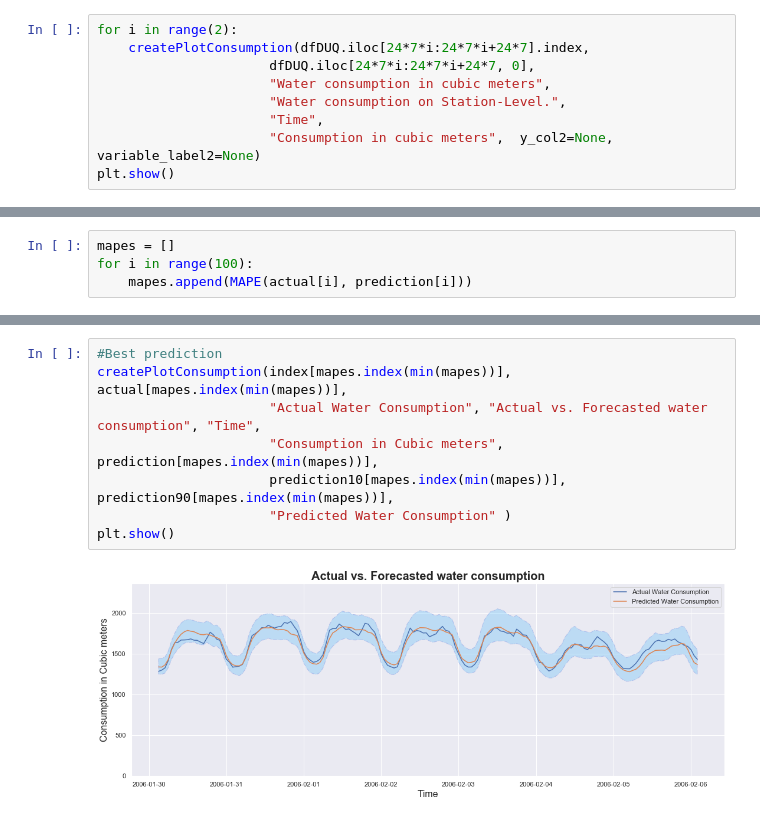
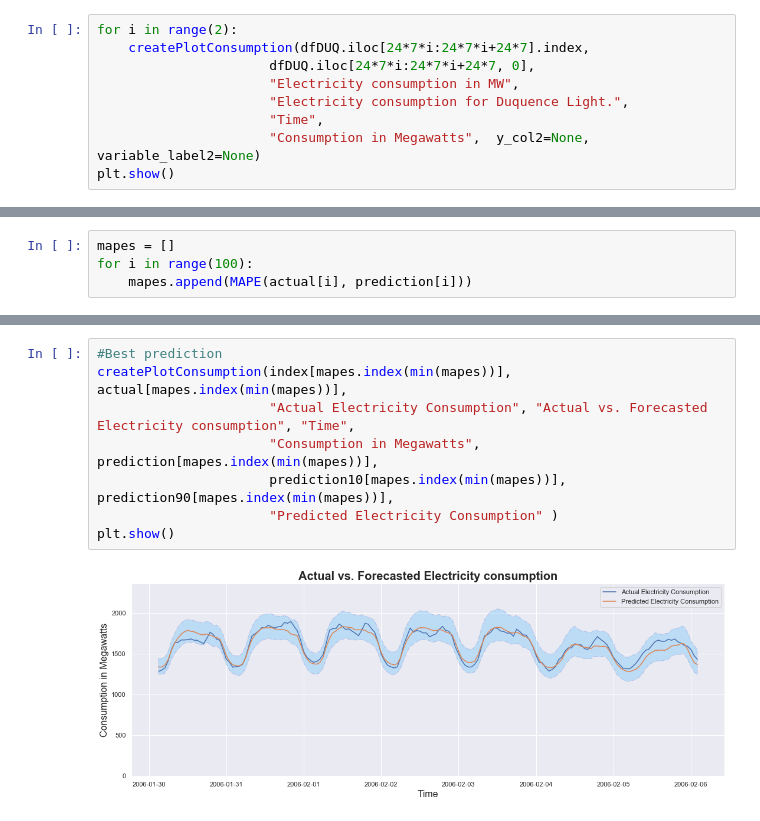
Before and after one commit to edgarkhachatryan/ExampleProjects, a Jupyter notebook: ElectricityForecastWithTimeHorizon/Source/DUQ_Electricity_Consumption_Forecast_with_time_horizon.ipynb, the cells around one changed output, grey strips where cells are left out. Cells and saved outputs as stored; diff of their text form.

```diff
--- a/ElectricityForecastWithTimeHorizon/Source/DUQ_Electricity_Consumption_Forecast_with_time_horizon.ipynb
+++ b/ElectricityForecastWithTimeHorizon/Source/DUQ_Electricity_Consumption_Forecast_with_time_horizon.ipynb
@@ -294,9 +294,9 @@ def createPlotConsumption (x_col, y_col1, variable_label1, chart_title, x_label,
 for i in range(2):
     createPlotConsumption(dfDUQ.iloc[24*7*i:24*7*i+24*7].index,
                       dfDUQ.iloc[24*7*i:24*7*i+24*7, 0],
-                      "Water consumption in cubic meters",
-                      "Water consumption on Station-Level.",
+                      "Electricity consumption in MW",
+                      "Electricity consumption for Duquence Light.",
                       "Time",
-                      "Consumption in cubic meters",  y_col2=None, variable_label2=None)
+                      "Consumption in Megawatts",  y_col2=None, variable_label2=None)
 plt.show()
 # %% [output]
@@ -633,10 +633,10 @@ plt.show()
 # %%
 #Best prediction
 createPlotConsumption(index[mapes.index(min(mapes))], actual[mapes.index(min(mapes))],
-                      "Actual Water Consumption", "Actual vs. Forecasted water consumption", "Time",
-                      "Consumption in Cubic meters", prediction[mapes.index(min(mapes))],
+                      "Actual Electricity Consumption", "Actual vs. Forecasted Electricity consumption", "Time",
+                      "Consumption in Megawatts", prediction[mapes.index(min(mapes))],
                       prediction10[mapes.index(min(mapes))], prediction90[mapes.index(min(mapes))],
-                      "Predicted Water Consumption" )
+                      "Predicted Electricity Consumption" )
 plt.show()
 # %% [output]
-[figure, old version]
+[figure, new version]
```
Also changed, not shown: parts of 4 cells of this notebook.
